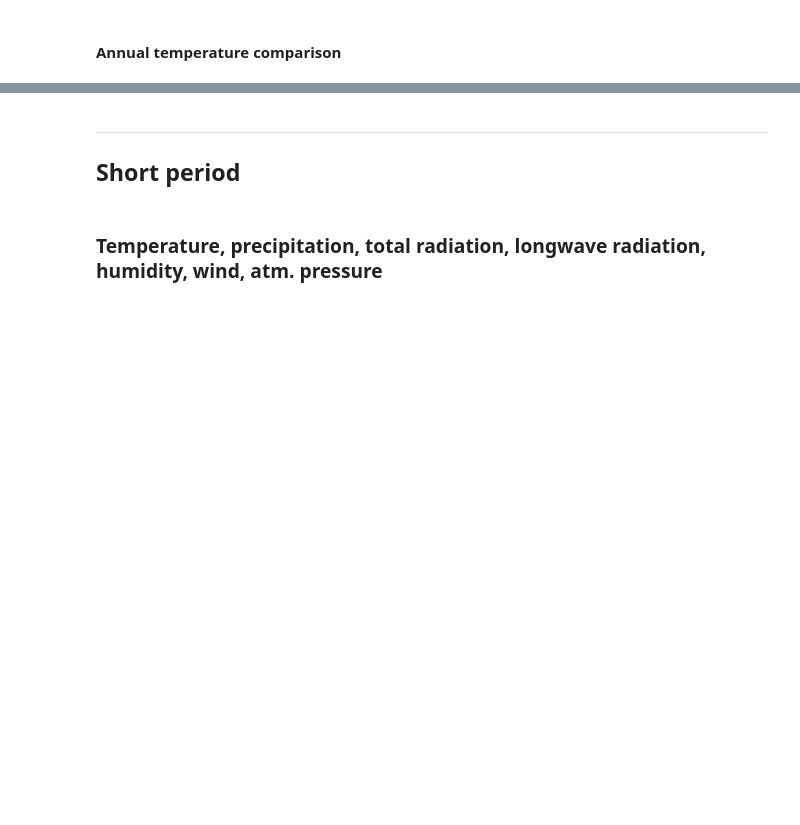
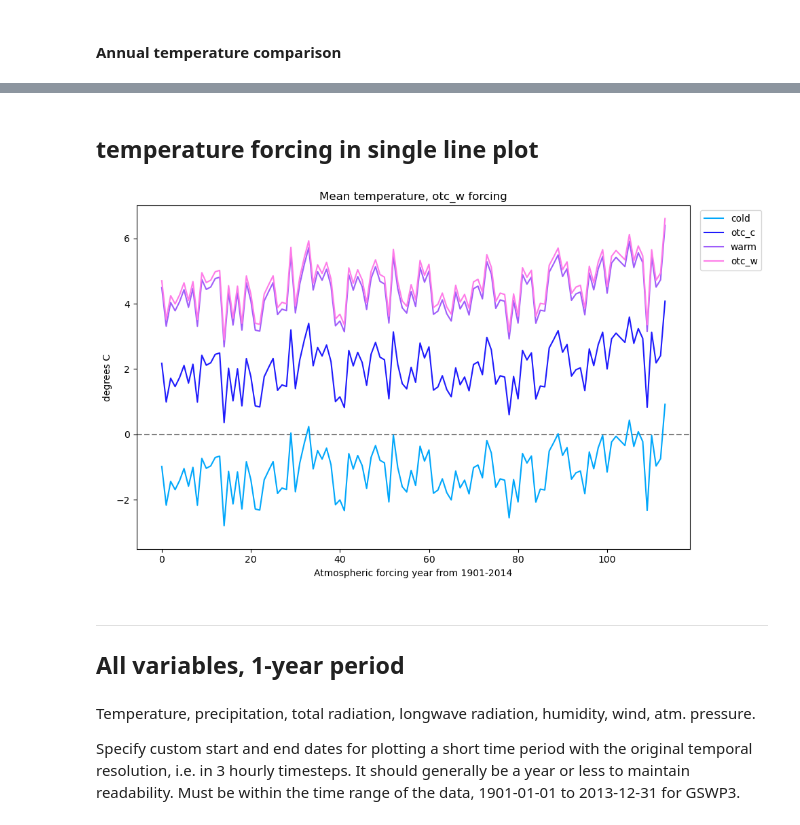
Before and after one commit to jogaudard/FATES_INCLINE, a Jupyter notebook: src/analysis_and_plotting/plot_atmospheric_forcing.ipynb, the cells around one changed output, grey strips where cells are left out. Cells and saved outputs as stored; diff of their text form; code cells hidden in the pictures; blank space fills up the shorter version.

```diff
--- a/src/analysis_and_plotting/plot_atmospheric_forcing.ipynb
+++ b/src/analysis_and_plotting/plot_atmospheric_forcing.ipynb
@@ -188,3 +159,51 @@ ValueError: x and y can be no greater than 2D, but have shapes (114,) and (114,
+# %% [markdown]
+## temperature forcing in single line plot
+# %%
+datasets = [
+    'cold',
+    'otc_c',
+    'warm',
+    'otc_w',
+]
+
+color_gradient = [
+    "#00A7FB",
+    "#1E1AFC",
+    "#9E5DFA",
+    "#FE7BE8"
+]
+
+# Instantiate figure
+fig, ax = plt.subplots(
+    figsize=(10, 6)
+    )
+
+# Plot in loop
+for i, dat in enumerate(datasets):
+    temp = temp_annual_mean[dat].isel(lat=0, lon=0)#.squeeze()
+    ax.plot(
+        range(len(temp["time"])),
+        temp.values,
+        label=dat,
+        color=color_gradient[i]
+    )
+
+ax.set_title(f"Mean temperature, {dat} forcing")
+ax.set_xlabel("Atmospheric forcing year from 1901-2014")
+ax.set_ylabel(f"degrees C")
+ax.set_ylim([-3.5, 7])
+
+# add line at 0
+ax.axhline(y=0, color='grey', linestyle='dashed', zorder=-1)
+
+# add single legend for all plots
+ax.legend(loc='upper left',
+          bbox_to_anchor=(1.01, 1))
+
+plt.tight_layout()  # Adjust spacing between subplots
+plt.show()  # Show the plot
+# %% [output]
+[figure, added]
 # %% [markdown]
 ---
-## Short period
+## All variables, 1-year period
@@ -193,2 +210,4 @@ atm_forcing_data
 # %% [markdown]
-### Temperature, precipitation, total radiation, longwave radiation, humidity, wind, atm. pressure
+Temperature, precipitation, total radiation, longwave radiation, humidity, wind, atm. pressure.
+
+Specify custom start and end dates for plotting a short time period with the original temporal resolution, i.e. in 3 hourly timesteps. It should generally be a year or less to maintain readability. Must be within the time range of the data, 1901-01-01 to 2013-12-31 for GSWP3.
```
Also changed, not shown: parts of 19 cells of this notebook.
